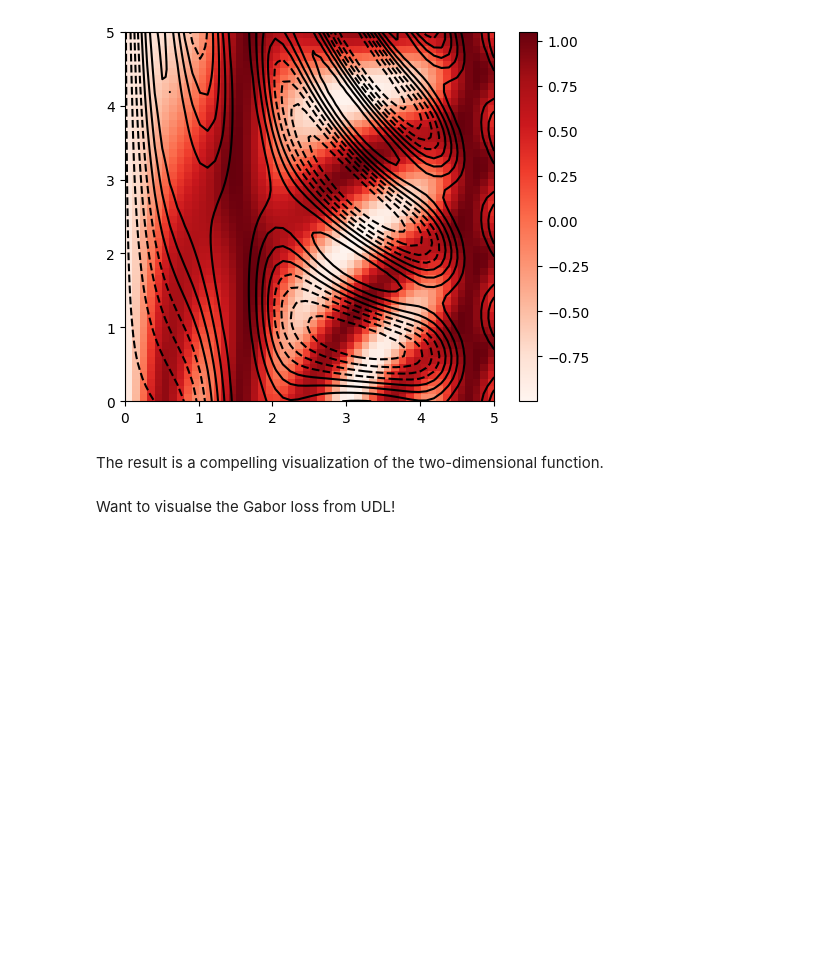
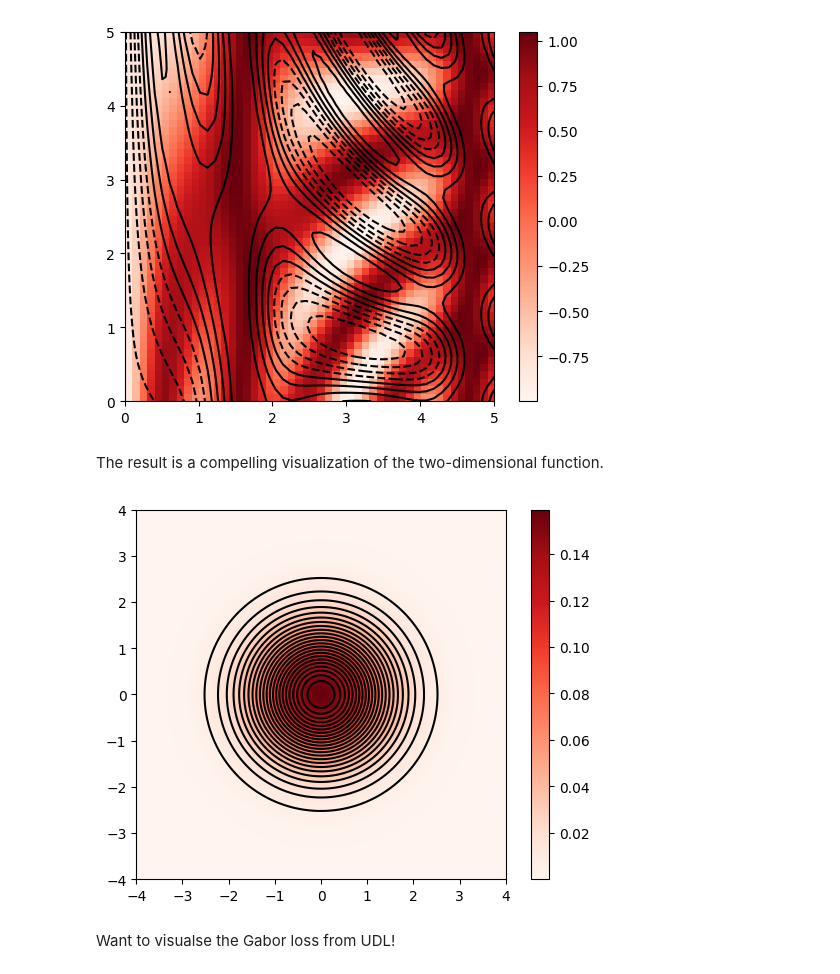
Before and after one commit to bertramwooster/PythonDataScienceHandbook, a Jupyter notebook: notebooks/02.05-Computation-on-arrays-broadcasting.ipynb, the cells around one changed output. Cells and saved outputs as stored; diff of their text form; code cells hidden in the pictures; blank space fills up the shorter version.

```diff
--- a/notebooks/02.05-Computation-on-arrays-broadcasting.ipynb
+++ b/notebooks/02.05-Computation-on-arrays-broadcasting.ipynb
@@ -256,5 +255,17 @@ plt.contour(z, levels=np.linspace(z.min(), z.max(), 10), colors='black',
 [figure]
 # %% [markdown]
 The result is a compelling visualization of the two-dimensional function.
+# %%
+# x and y have 50 steps from 0 to 5
+x = np.linspace(-4, 4, 1000)
+#y = np.linspace(0, 5, 50)[:, np.newaxis]
+y = x.copy().reshape((1000, 1))
+z = np.exp((-x**2 - y**2)/2)
+plt.imshow(z/(2*np.pi), origin='upper', extent=[-4, 4, -4, 4], cmap='Reds')
+plt.colorbar()
+plt.contour(z, levels=np.linspace(z.min(), z.max(), 25), colors='black',
+            extent=[-4, 4, -4, 4]);
+# %% [output]
+[figure, added]
 # %% [markdown]
 Want to visualse the Gabor loss from UDL!
```
Also changed, not shown: parts of 1 cell of this notebook.
